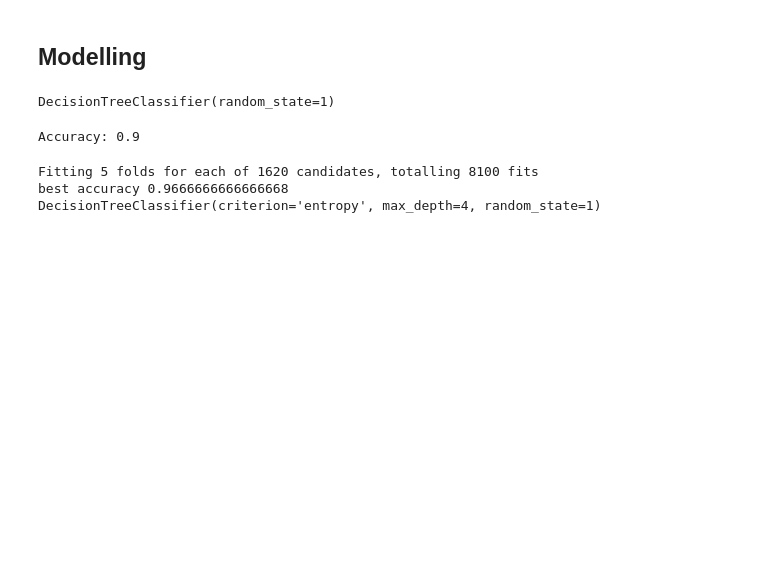
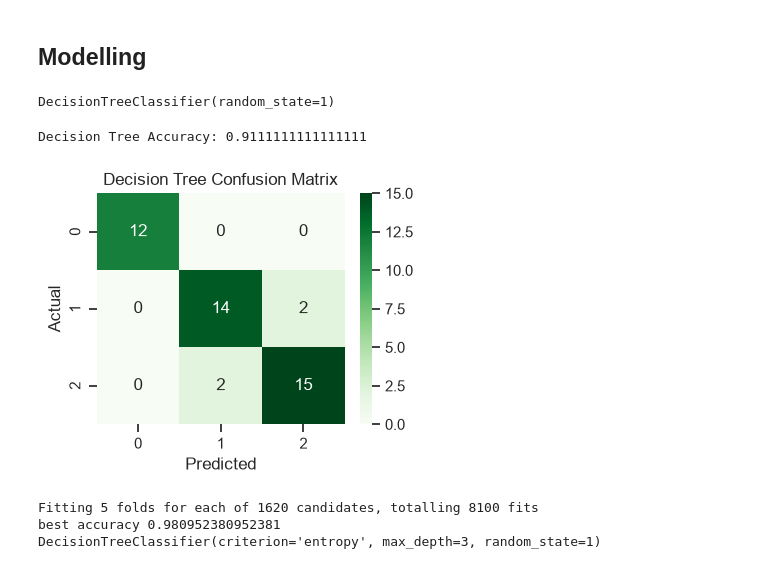
Before and after one commit to khaisint27/data-science-learning, a Jupyter notebook: machine-learning/Iris/iris_exploration.ipynb, the cells around one changed output. Saved outputs shown, nothing was run; the diff lists cells and outputs as text; code cells hidden in the pictures; blank space fills up the shorter version.

Commit message:
Trained Decision Tree on Iris

```diff
--- a/machine-learning/Iris/iris_exploration.ipynb
+++ b/machine-learning/Iris/iris_exploration.ipynb
@@ -125,6 +127,9 @@ from sklearn.metrics import accuracy_score
+# %%
+d = {'Iris-setosa':0, 'Iris-versicolor':1,'Iris-virginica':2}
+Y = Y.map(d)
 # %%
 #Splitting the data into training and testing data (80/20)
-X_train, X_test, Y_train, Y_test = train_test_split(X, Y, test_size=0.2, random_state = 27)
+X_train, X_test, Y_train, Y_test = train_test_split(X, Y, test_size=0.3, random_state = 27)
 # %%
 #Check shapes
 print("X_train.shape:", X_train.shape)
@@ -146,16 +151,24 @@ clf = DecisionTreeClassifier(random_state=1)
 clf.fit(X_train,Y_train)
 # %% [output]
 DecisionTreeClassifier(random_state=1)
-# %%
-Y_pred = clf.predict(X_test)
-
-accuracy = accuracy_score(Y_test, Y_pred)
-print(f'Accuracy: {accuracy}')
-# %% [output]
-Accuracy: 0.9
+# %%
+Y_pred = clf.predict(X_test)
+
+accuracy = accuracy_score(Y_test, Y_pred)
+cmatrix = confusion_matrix (Y_test, Y_pred)
+print(f'Decision Tree Accuracy: {accuracy}')
+
+plt.figure(figsize=(4, 3))
+sns.heatmap(cmatrix, annot=True, cmap="Greens", fmt="d")
+plt.title("Decision Tree Confusion Matrix")
+plt.xlabel("Predicted")
+plt.ylabel("Actual")
+plt.show()
+# %% [output]
+Decision Tree Accuracy: 0.9111111111111111
+[figure, added]
 # %%
-from sklearn.model_selection import GridSearchCV
-
+#Tuning Hyperparameter
 param_grid = {
     'max_depth': range(1, 10, 1),
     'min_samples_leaf': range(1, 20, 2),
@@ -173,6 +186,6 @@ print("best accuracy", grid_search.best_score_)
 print(grid_search.best_estimator_)
 # %% [output]
 Fitting 5 folds for each of 1620 candidates, totalling 8100 fits
-best accuracy 0.9666666666666668
-DecisionTreeClassifier(criterion='entropy', max_depth=4, random_state=1)
+best accuracy 0.980952380952381
+DecisionTreeClassifier(criterion='entropy', max_depth=3, random_state=1)
 # %%
```
Also changed, not shown: parts of 7 cells of this notebook.
